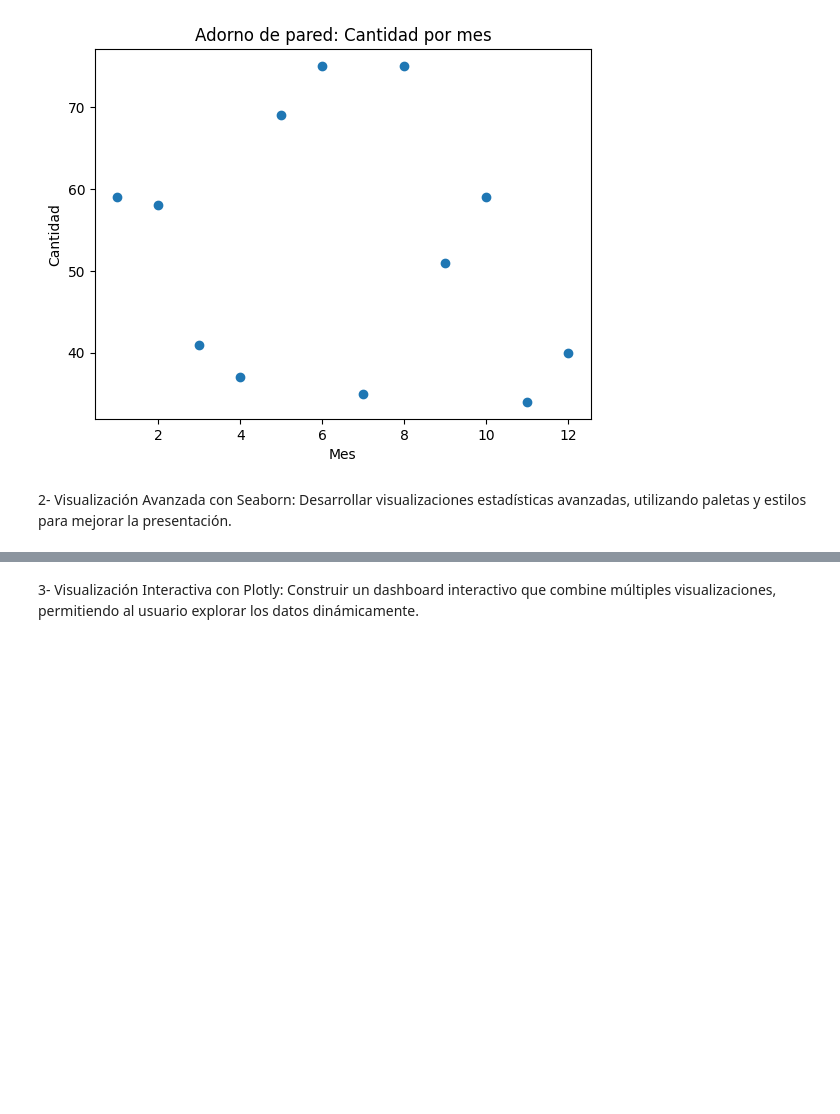
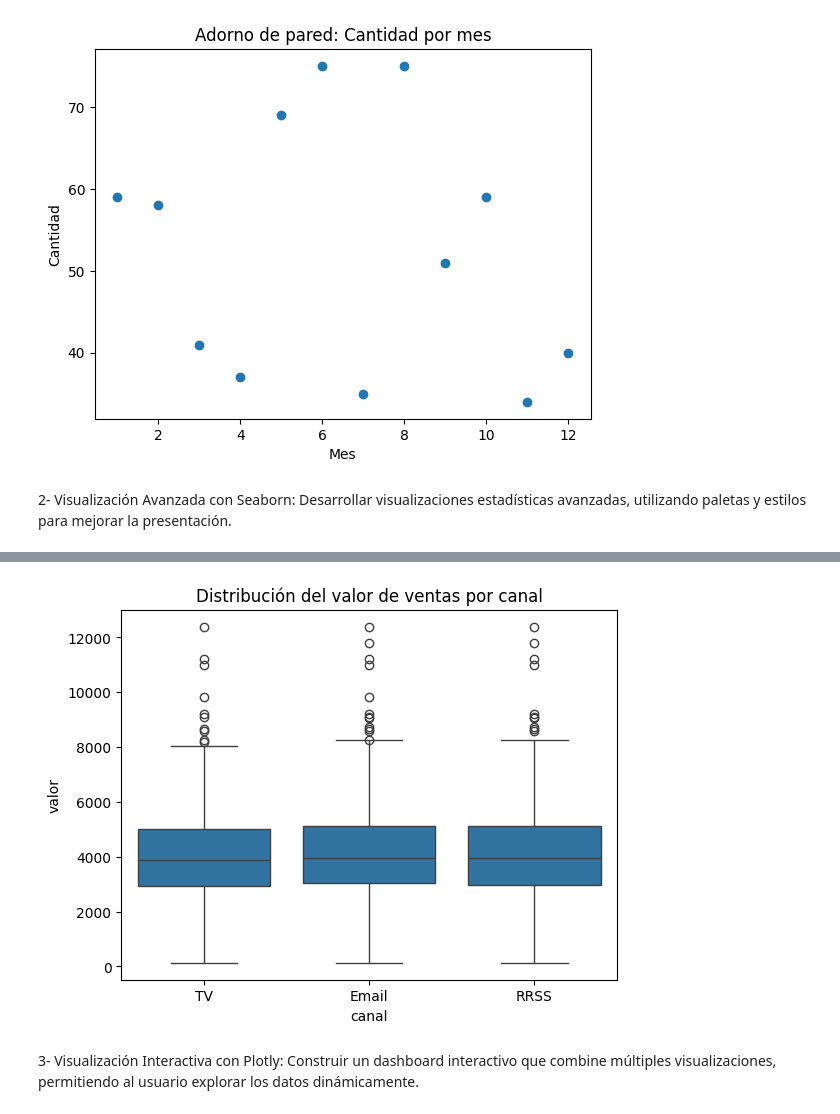
Before and after one commit to mavizoso/VizosoMA-25262-TPI_Data_Analytics, a Jupyter notebook: MAV4.ipynb, the cells around one changed output, grey strips where cells are left out. Saved outputs shown, nothing was run; the diff lists cells and outputs as text; code cells hidden in the pictures; blank space fills up the shorter version.

```diff
--- a/MAV4.ipynb
+++ b/MAV4.ipynb
@@ -548,3 +593,9 @@ g = sns.catplot(x="mes", y="valor",
+# %%
+sns.boxplot(data=df_completo, x="canal", y="valor")
+plt.title("Distribución del valor de ventas por canal")
+plt.show()
+# %% [output]
+[figure, added]
 # %% [markdown]
 3- Visualización Interactiva con Plotly: Construir un dashboard interactivo que combine múltiples visualizaciones, permitiendo al usuario explorar los datos dinámicamente.
 # %% [markdown]
```
Also changed, not shown: parts of 8 cells of this notebook.
